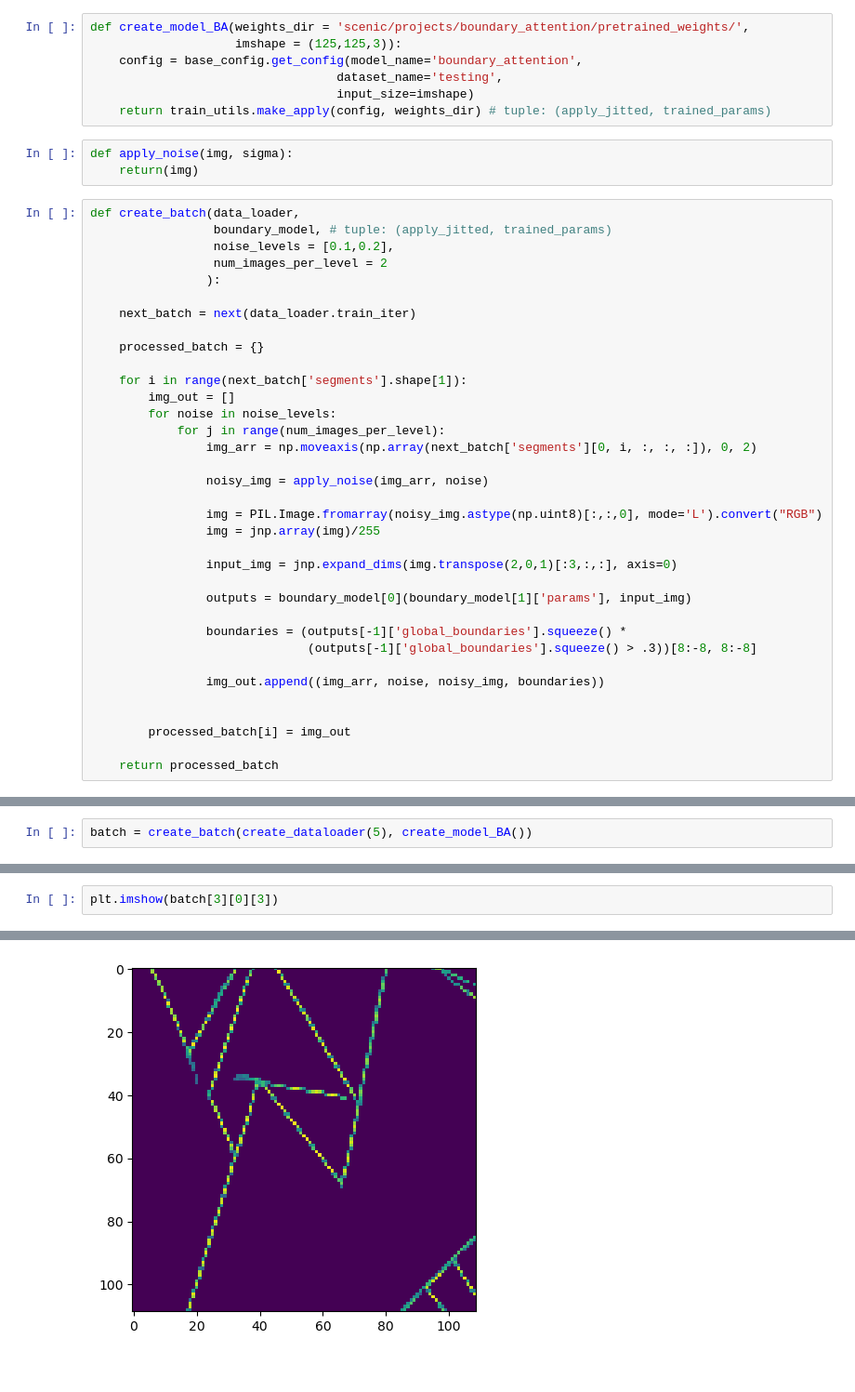
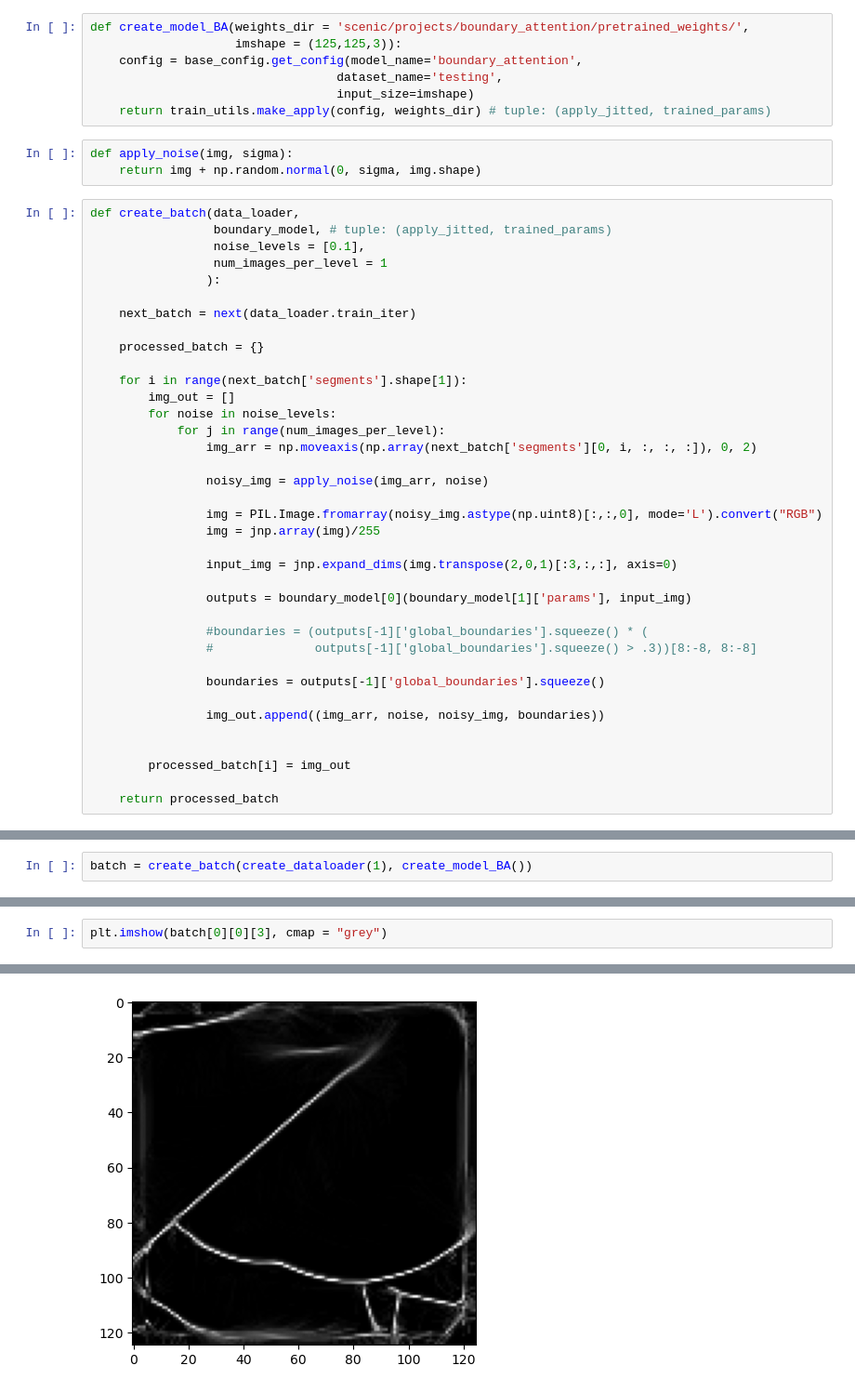
Before and after one commit to yc7z/ClearBoundary, a Jupyter notebook: batch_generation.ipynb, the cells around one changed output, grey strips where cells are left out. Shown: that part at 93% size. Cells and saved outputs as stored; diff of their text form.

```diff
--- a/batch_generation.ipynb
+++ b/batch_generation.ipynb
@@ -47,12 +48,12 @@ def create_model_BA(weights_dir = 'scenic/projects/boundary_attention/pretrained
     return train_utils.make_apply(config, weights_dir) # tuple: (apply_jitted, trained_params)
 # %%
 def apply_noise(img, sigma):
-    return(img)
+    return img + np.random.normal(0, sigma, img.shape)
 # %%
 def create_batch(data_loader,
                  boundary_model, # tuple: (apply_jitted, trained_params)
-                 noise_levels = [0.1,0.2],
-                 num_images_per_level = 2
+                 noise_levels = [0.1],
+                 num_images_per_level = 1
                 ):
 
     next_batch = next(data_loader.train_iter)
@@ -74,8 +75,10 @@ def create_batch(data_loader,
 
                 outputs = boundary_model[0](boundary_model[1]['params'], input_img)
 
-                boundaries = (outputs[-1]['global_boundaries'].squeeze() *
-                              (outputs[-1]['global_boundaries'].squeeze() > .3))[8:-8, 8:-8]
+                #boundaries = (outputs[-1]['global_boundaries'].squeeze() * (
+                #              outputs[-1]['global_boundaries'].squeeze() > .3))[8:-8, 8:-8]
+
+                boundaries = outputs[-1]['global_boundaries'].squeeze()
 
                 img_out.append((img_arr, noise, noisy_img, boundaries))
 
@@ -86,2 +105,2 @@ def create_batch(data_loader,
 # %%
-batch = create_batch(create_dataloader(5), create_model_BA())
+batch = create_batch(create_dataloader(1), create_model_BA())
@@ -92,5 +107,5 @@ jaxlib.xla_extension.ArrayImpl
 # %%
-plt.imshow(batch[3][0][3])
+plt.imshow(batch[0][0][3], cmap = "grey")
 # %% [output]
 <matplotlib.image.AxesImage at 0x...>
-[figure, old version]
+[figure, new version]
```
Also changed, not shown: parts of 4 cells of this notebook.
